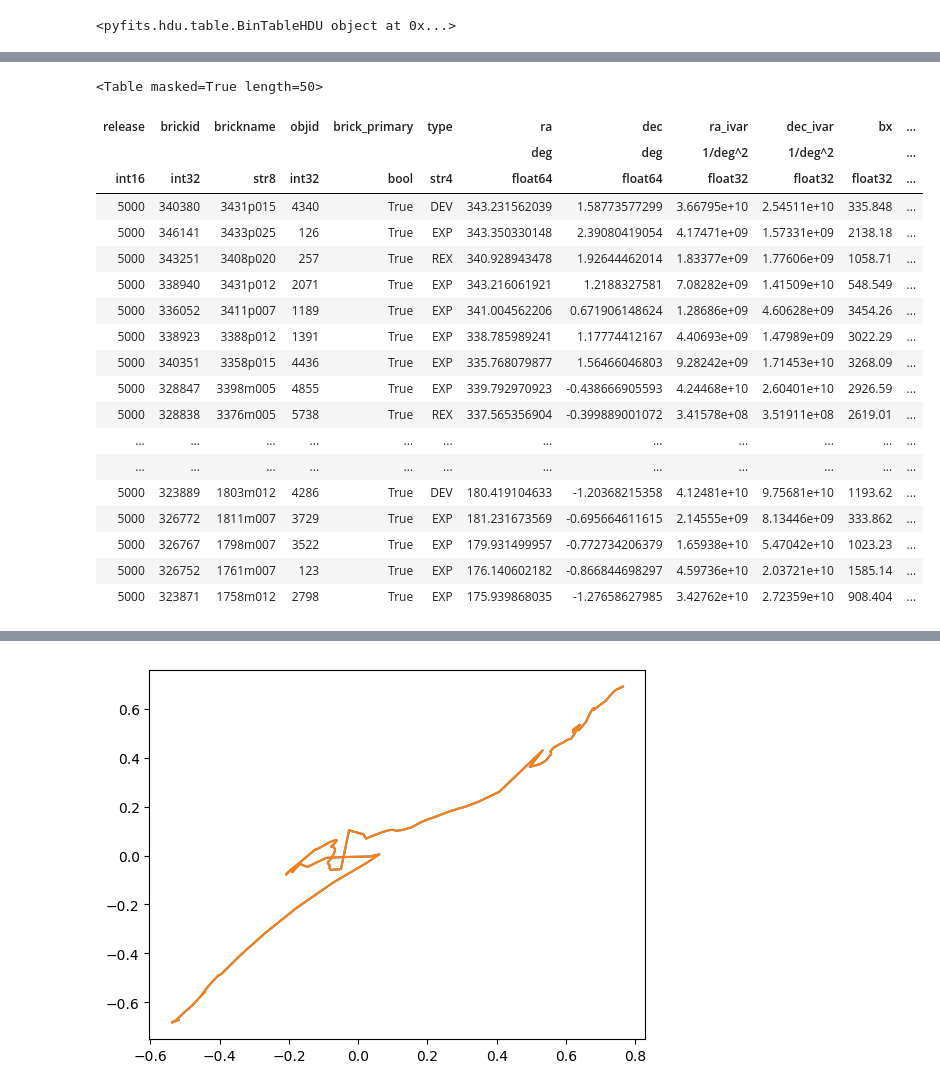
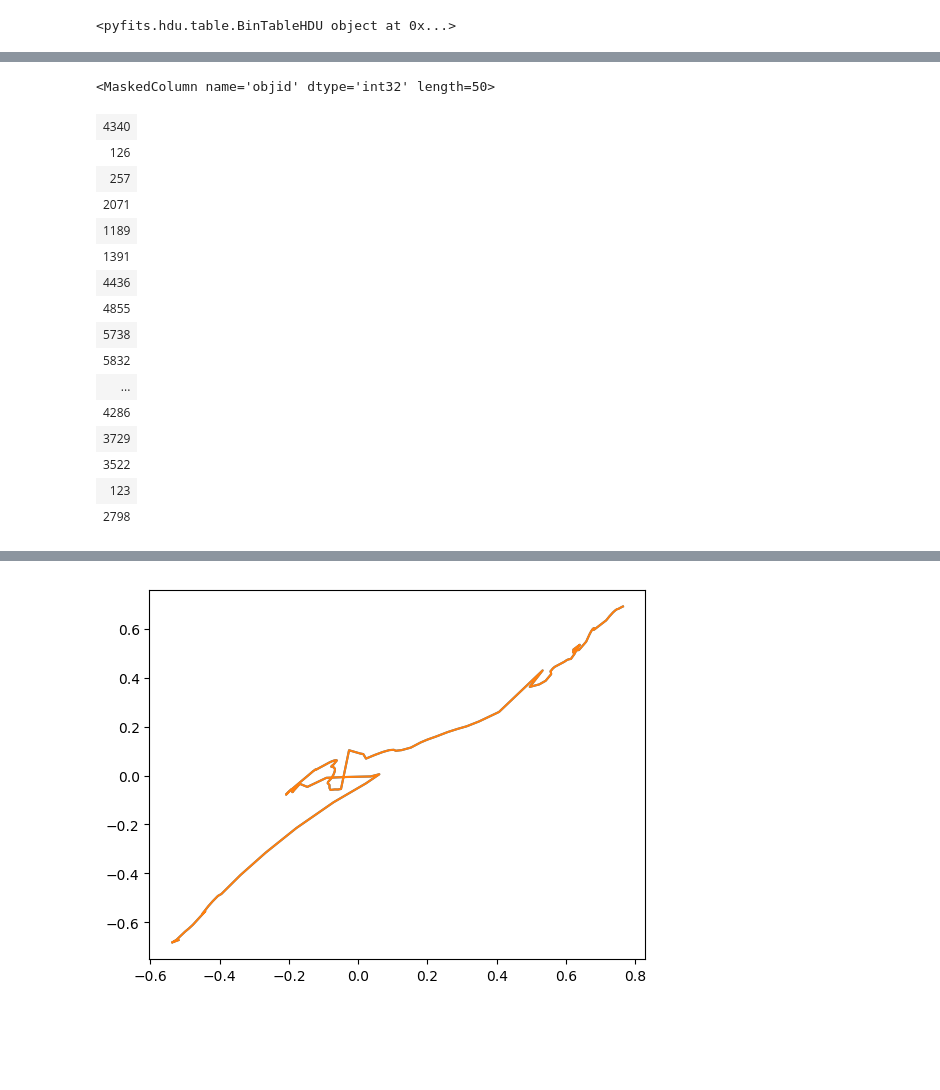
Before and after one commit to tlmakinen/ultra-diffuse-galaxy-JP, a Jupyter notebook: legacy-file-assembly.ipynb, the cells around one changed output, grey strips where cells are left out. Drawn from its saved outputs; the diff is of its cells as text; code cells hidden in the pictures; blank space fills up the shorter version.

```diff
--- a/legacy-file-assembly.ipynb
+++ b/legacy-file-assembly.ipynb
@@ -271,28 +370,25 @@ plt.show()
 # %%
 (np.argwhere((22.5 - 2.5*np.log10(t["apflux_r"]))>28)
 # %%
-lsbg_tab
+lsbg_tab['objid']
 # %% [output]
-<Table masked=True length=50>
+<MaskedColumn name='objid' dtype='int32' length=50>
-| release | brickid | brickname | objid | brick_primary | type | ra | dec | ra_ivar | dec_ivar | bx | ... |
-|  |  |  |  |  |  | deg | deg | 1/deg^2 | 1/deg^2 |  | ... |
-| int16 | int32 | str8 | int32 | bool | str4 | float64 | float64 | float32 | float32 | float32 | ... |
-| 5000 | 340380 | 3431p015 | 4340 | True | DEV | 343.231562039 | 1.58773577299 | 3.66795e+10 | 2.54511e+10 | 335.848 | ... |
-| 5000 | 346141 | 3433p025 | 126 | True | EXP | 343.350330148 | 2.39080419054 | 4.17471e+09 | 1.57331e+09 | 2138.18 | ... |
-| 5000 | 343251 | 3408p020 | 257 | True | REX | 340.928943478 | 1.92644462014 | 1.83377e+09 | 1.77606e+09 | 1058.71 | ... |
-| 5000 | 338940 | 3431p012 | 2071 | True | EXP | 343.216061921 | 1.2188327581 | 7.08282e+09 | 1.41509e+10 | 548.549 | ... |
-| 5000 | 336052 | 3411p007 | 1189 | True | EXP | 341.004562206 | 0.671906148624 | 1.28686e+09 | 4.60628e+09 | 3454.26 | ... |
-| 5000 | 338923 | 3388p012 | 1391 | True | EXP | 338.785989241 | 1.17774412167 | 4.40693e+09 | 1.47989e+09 | 3022.29 | ... |
-| 5000 | 340351 | 3358p015 | 4436 | True | EXP | 335.768079877 | 1.56466046803 | 9.28242e+09 | 1.71453e+10 | 3268.09 | ... |
-| 5000 | 328847 | 3398m005 | 4855 | True | EXP | 339.792970923 | -0.438666905593 | 4.24468e+10 | 2.60401e+10 | 2926.59 | ... |
-| 5000 | 328838 | 3376m005 | 5738 | True | REX | 337.565356904 | -0.399889001072 | 3.41578e+08 | 3.51911e+08 | 2619.01 | ... |
-| ... | ... | ... | ... | ... | ... | ... | ... | ... | ... | ... | ... |
-| ... | ... | ... | ... | ... | ... | ... | ... | ... | ... | ... | ... |
-| 5000 | 323889 | 1803m012 | 4286 | True | DEV | 180.419104633 | -1.20368215358 | 4.12481e+10 | 9.75681e+10 | 1193.62 | ... |
-| 5000 | 326772 | 1811m007 | 3729 | True | EXP | 181.231673569 | -0.695664611615 | 2.14555e+09 | 8.13446e+09 | 333.862 | ... |
-| 5000 | 326767 | 1798m007 | 3522 | True | EXP | 179.931499957 | -0.772734206379 | 1.65938e+10 | 5.47042e+10 | 1023.23 | ... |
-| 5000 | 326752 | 1761m007 | 123 | True | EXP | 176.140602182 | -0.866844698297 | 4.59736e+10 | 2.03721e+10 | 1585.14 | ... |
-| 5000 | 323871 | 1758m012 | 2798 | True | EXP | 175.939868035 | -1.27658627985 | 3.42762e+10 | 2.72359e+10 | 908.404 | ... |
+| 4340 |
+| 126 |
+| 257 |
+| 2071 |
+| 1189 |
+| 1391 |
+| 4436 |
+| 4855 |
+| 5738 |
+| 5832 |
+| ... |
+| 4286 |
+| 3729 |
+| 3522 |
+| 123 |
+| 2798 |
 # %%
 #------make the plot of the different lsbg shapes versus flux (in magnitude) with comparison objects----#
 plt.style.use('default')
```
Also changed, not shown: parts of 22 cells of this notebook.
